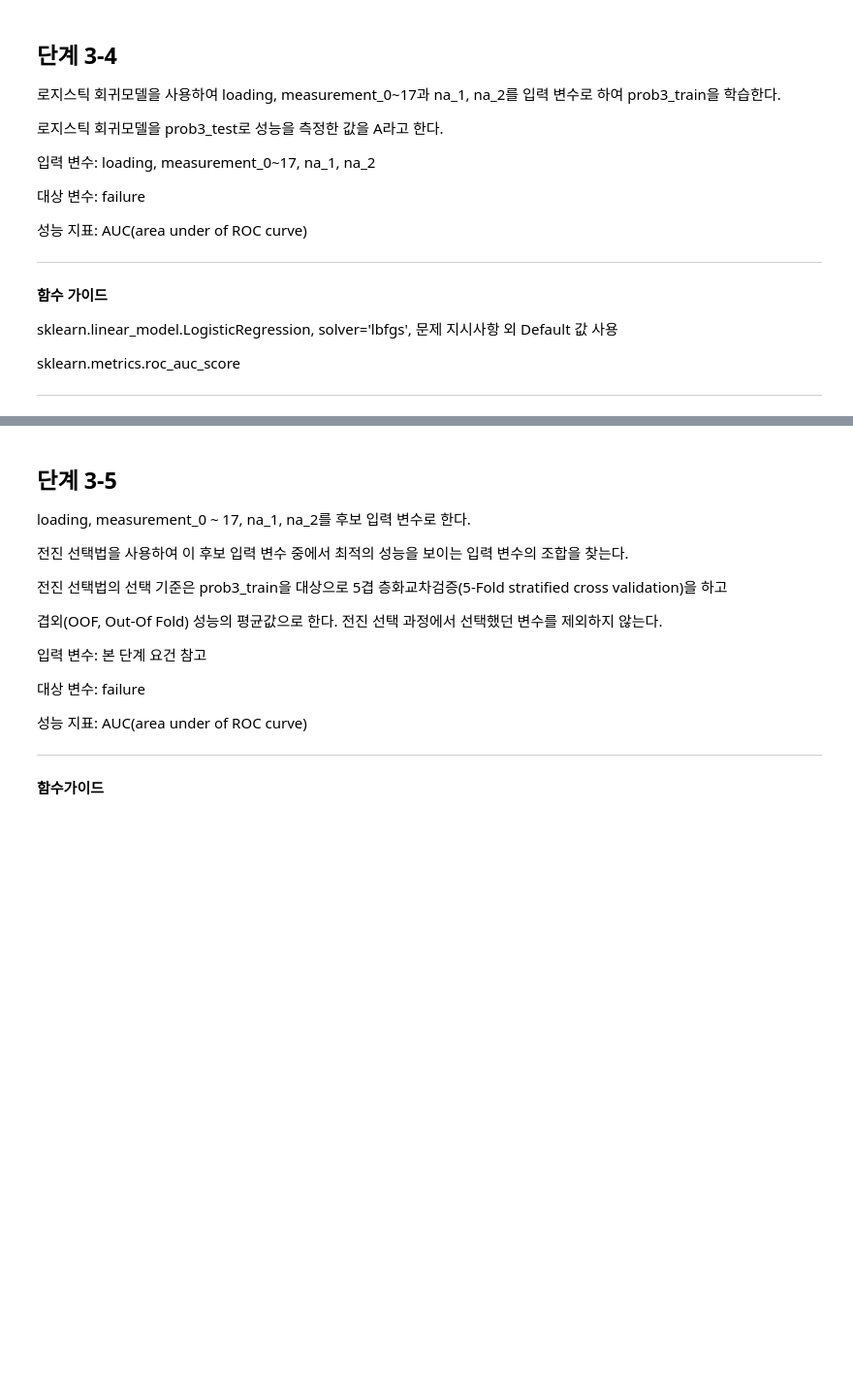
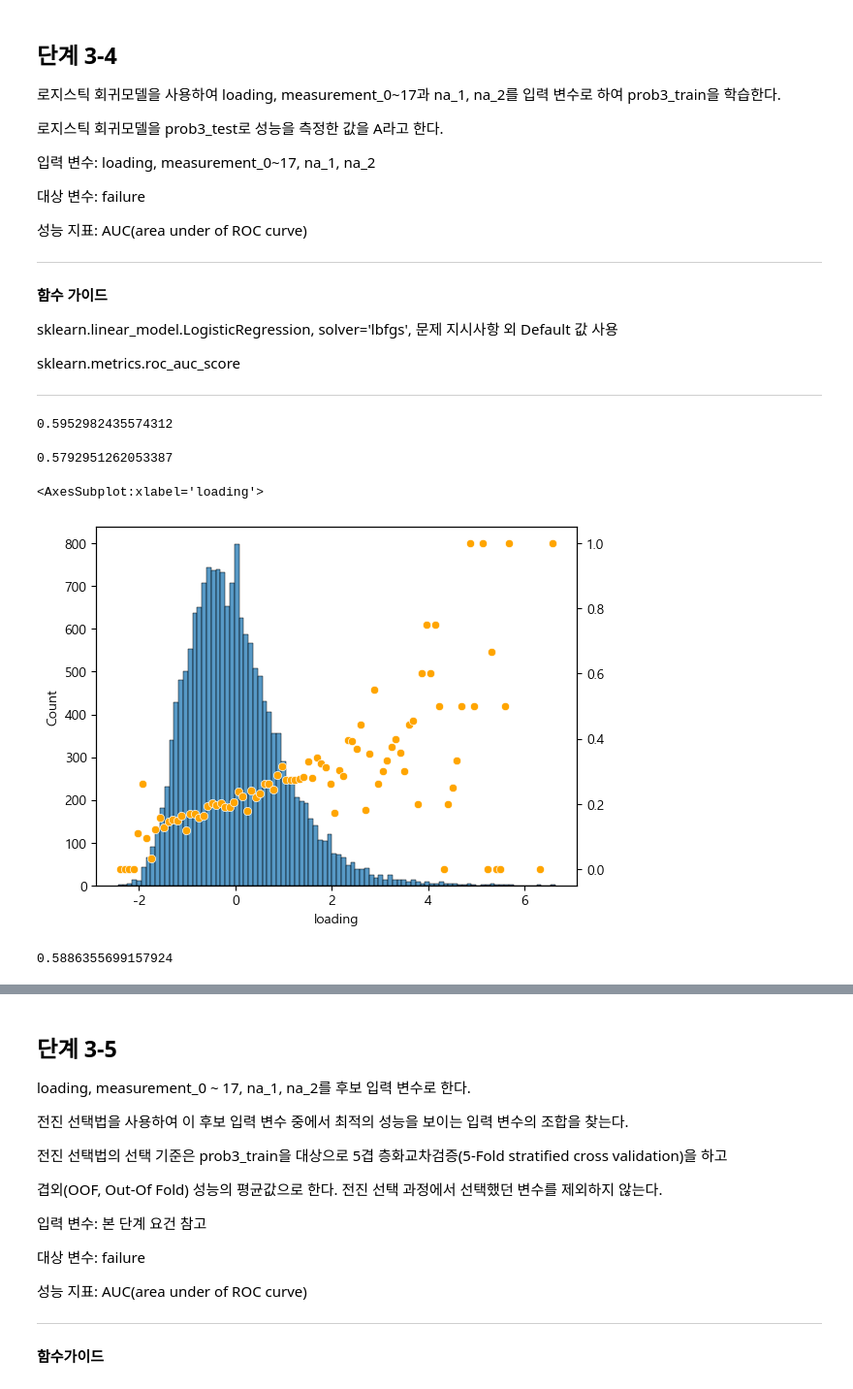
Before and after one commit to sunkusun9/DS_lv3_2308_2, a Jupyter notebook: sec_ds_lv3_prob1_prob.ipynb, the cells around one changed output, grey strips where cells are left out. Shown at 97% size. Cells and saved outputs as stored; diff of their text form; code cells hidden in the pictures; blank space fills up the shorter version.

```diff
--- a/sec_ds_lv3_prob1_prob.ipynb
+++ b/sec_ds_lv3_prob1_prob.ipynb
@@ -317,0 +296,8 @@ dtype: int64
+# %%
+# 참고로, 위 과정을 fit_transform을 사용하여 한 번에 할 수도 있습니다.
+imp = IterativeImputer(estimator=LinearRegression(),random_state=123)
+df_basetable[X_imp + ['product_code']]\
+    .groupby('product_code')\
+    .apply(
+        lambda x:  pd.DataFrame(imp.fit_transform(x[X_imp]), index=x.index, columns=X_imp)
+    )
@@ -819,6 +842,9 @@ loading과 이진형인 na_1, na_2 중에서 최적의 성능을 보이는 입
 ## 단계 3-1
 
 prob1을 복사하여 prob3을 만든다. loading의 결측치는 loading의 평균으로 대치한다.
+# %%
+df_prob3 = df_prob1.copy()
+df_prob3['loading'] = df_prob3['loading'].fillna(df_prob3['loading'].mean())
 # %% [markdown]
 ## 단계 3-2:
 
@@ -838,3 +864,10 @@ prob3_train의 failure가 1인 비율과 prob3_test의 failure가 1의 비율을
  문제 지시사항 외 Default 값 사용
 
 ---
+# %%
+from sklearn.model_selection import train_test_split
+
+df_prob3_train, df_prob3_test = train_test_split(
+    df_prob3, train_size=0.80, random_state=123, stratify= df_prob3['failure']
+)
+df_prob3_train, df_prob3_test = df_prob3_train.copy(), df_prob3_test.copy()
@@ -857,3 +902,11 @@ prob3_train의 표준화 설정으로 prob3_test의 loading, measurement_0 ~ 17
  문제 지시사항 외 Default 값 사용
 
 ---
+# %%
+from sklearn.preprocessing import StandardScaler
+
+std_scaler = StandardScaler()
+
+X_std = ['loading'] + ['measurement_{}'.format(i) for i in range(0, 18)]
+df_prob3_train[X_std] = std_scaler.fit_transform(df_prob3_train[X_std])
+df_prob3_test[X_std] = std_scaler.transform(df_prob3_test[X_std])
@@ -879,3 +944,33 @@ prob3_train의 표준화 설정으로 prob3_test의 loading, measurement_0 ~ 17
  sklearn.metrics.roc_auc_score
 
 ---
+# %%
+from sklearn.metrics import roc_auc_score, accuracy_score
+from sklearn.linear_model import LogisticRegression
+X_lr = ['loading'] + ['measurement_{}'.format(i) for i in range(0, 18)] + ['na_1', 'na_2']
+clf_lr = LogisticRegression(solver='lbfgs')
+clf_lr.fit(df_prob3_train[X_lr], df_prob3_train['failure'])
+(
+    roc_auc_score(df_prob3_train['failure'], clf_lr.predict_proba(df_prob3_train[X_lr])[:, 1]),
+    roc_auc_score(df_prob3_train['failure'], clf_lr.decision_function(df_prob3_train[X_lr]))
+)
+# %% [output]
+0.5952982435574312
+# %%
+A = roc_auc_score(df_prob3_test['failure'], clf_lr.predict_proba(df_prob3_test[X_lr])[:, 1])
+A
+# %% [output]
+0.5792951262053387
+# %%
+sns.histplot(data=df_prob3_train, x = 'loading')
+s_qmean = df_prob3_train.groupby(pd.cut(df_prob3_train['loading'], bins=100))['failure'].mean()
+sns.scatterplot(
+    x=s_qmean.index.map(lambda x: (x.left + x.right) / 2),
+    y=s_qmean.values, ax=plt.gca().twinx(), color='orange')
+# %% [output]
+<AxesSubplot:xlabel='loading'>
+[figure, added]
+# %%
+roc_auc_score(df_prob3_train['failure'], df_prob3_train['loading'])
+# %% [output]
+0.5886355699157924
```
Also changed, not shown: parts of 55 cells of this notebook.
